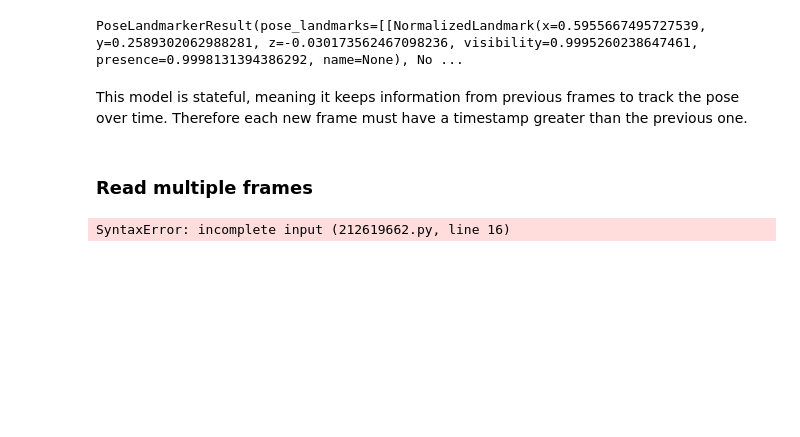
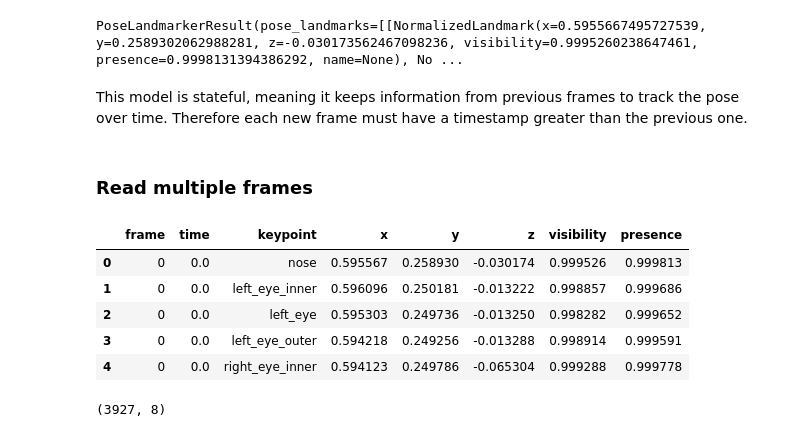
Before and after one commit to EstebanHuriot/BackflipAnalysis, a Jupyter notebook: computer_vision/mediapipe.ipynb, the cells around one changed output. Drawn from its saved outputs; the diff is of its cells as text; code cells hidden in the pictures; blank space fills up the shorter version.

```diff
--- a/computer_vision/mediapipe.ipynb
+++ b/computer_vision/mediapipe.ipynb
@@ -54,30 +92,68 @@ This model is stateful, meaning it keeps information from previous frames to tra
 # %%
 video_path = "../assets/backflip.mov"
 
 cap = cv2.VideoCapture(video_path)
 
 fps = cap.get(cv2.CAP_PROP_FPS)
 
 rows = []
 frame_index = 0
 
-
-
 with PoseLandmarker.create_from_options(options) as landmarker:
 
     while True:
 
-       success, frame = cap.read()
+        success, frame = cap.read()
 
         if not success:
             break
 
+        # open frame with opencv
         frame_rgb = cv2.cvtColor(frame, cv2.COLOR_BGR2RGB)
+
+       # np array to mp Image
         mp_image = mp.Image(image_format = mp.ImageFormat.SRGB, data = frame_rgb)
-        result = landmarker.detect_for_video(mp_image,timestamp_ms=0)
+
+        #timestamp
+        timestamp_ms = int(frame_index*1000/fps)
+
+       # inference
+        result = landmarker.detect_for_video(mp_image,timestamp_ms=timestamp_ms)
+
+        # pose detected
+        if result.pose_landmarks:
+
+            # first person detected
+            pose = result.pose_landmarks[0]
+
+            # keeping the 33 landmarks
+            for i, landmark in enumerate(pose):
+
+                rows.append({
+                    "frame": frame_index,
+                    "time": frame_index / fps,
+                    "keypoint": LANDMARKS[i],
+                    "x": landmark.x,
+                    "y": landmark.y,
+                    "z": landmark.z,
+                    "visibility": landmark.visibility, # model thinks landmark is clearly visible in the image
+                    "presence": landmark.presence # model thinks landmark exists in the image
+                })
+
 
         frame_index += 1
 
 cap.release()
+
+df_mp = pd.DataFrame(rows)
+
+display(df_mp.head())
+print(df_mp.shape)
 # %% [output]
+|  | frame | time | keypoint | x | y | z | visibility | presence |
+| 0 | 0 | 0.0 | nose | 0.595567 | 0.258930 | -0.030174 | 0.999526 | 0.999813 |
+| 1 | 0 | 0.0 | left_eye_inner | 0.596096 | 0.250181 | -0.013222 | 0.998857 | 0.999686 |
+| 2 | 0 | 0.0 | left_eye | 0.595303 | 0.249736 | -0.013250 | 0.998282 | 0.999652 |
+| 3 | 0 | 0.0 | left_eye_outer | 0.594218 | 0.249256 | -0.013288 | 0.998914 | 0.999591 |
+| 4 | 0 | 0.0 | right_eye_inner | 0.594123 | 0.249786 | -0.065304 | 0.999288 | 0.999778 |
-SyntaxError: incomplete input (212619662.py, line 16)
+(3927, 8)
```
Also changed, not shown: parts of 4 cells of this notebook, 2 other files.
